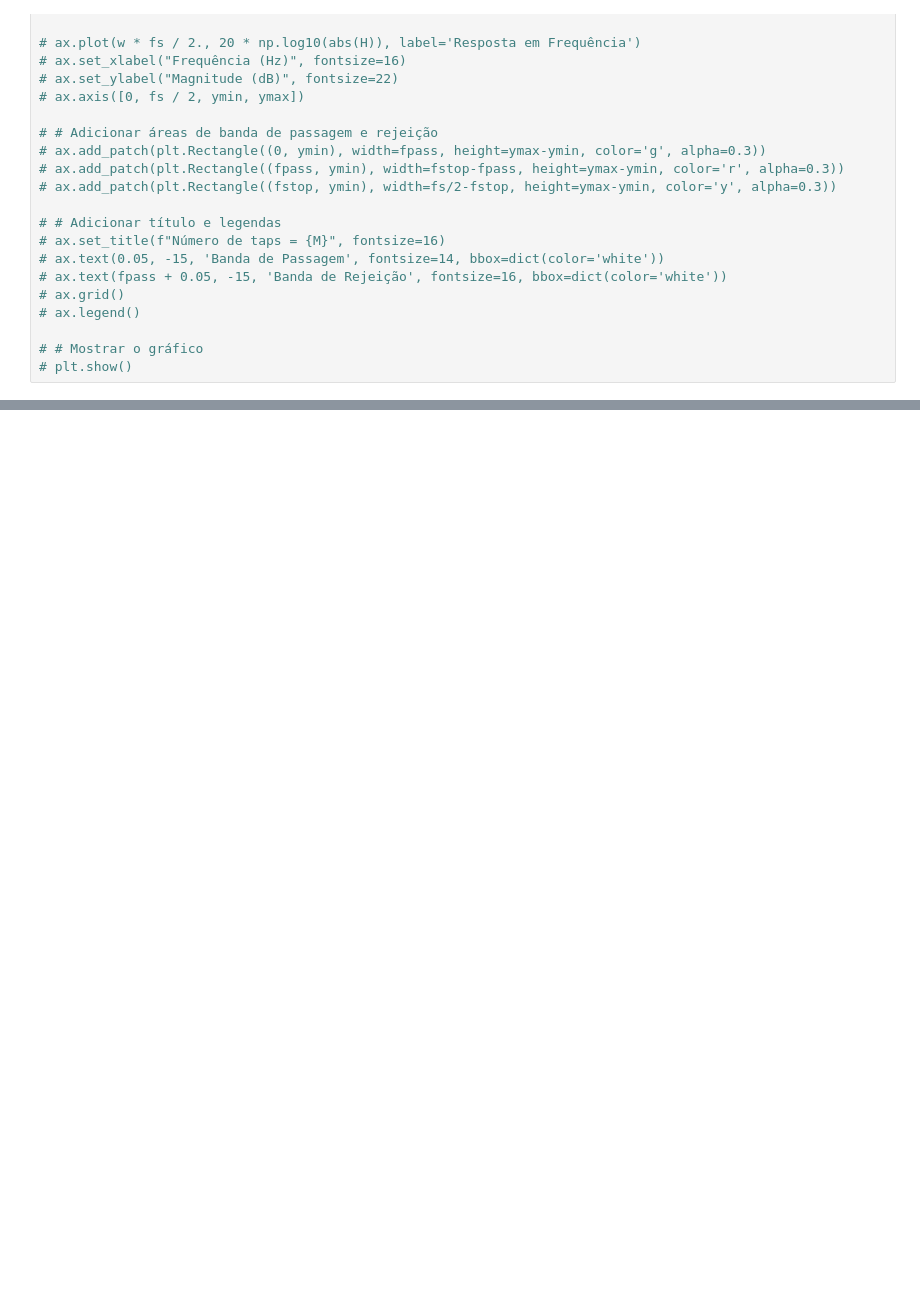
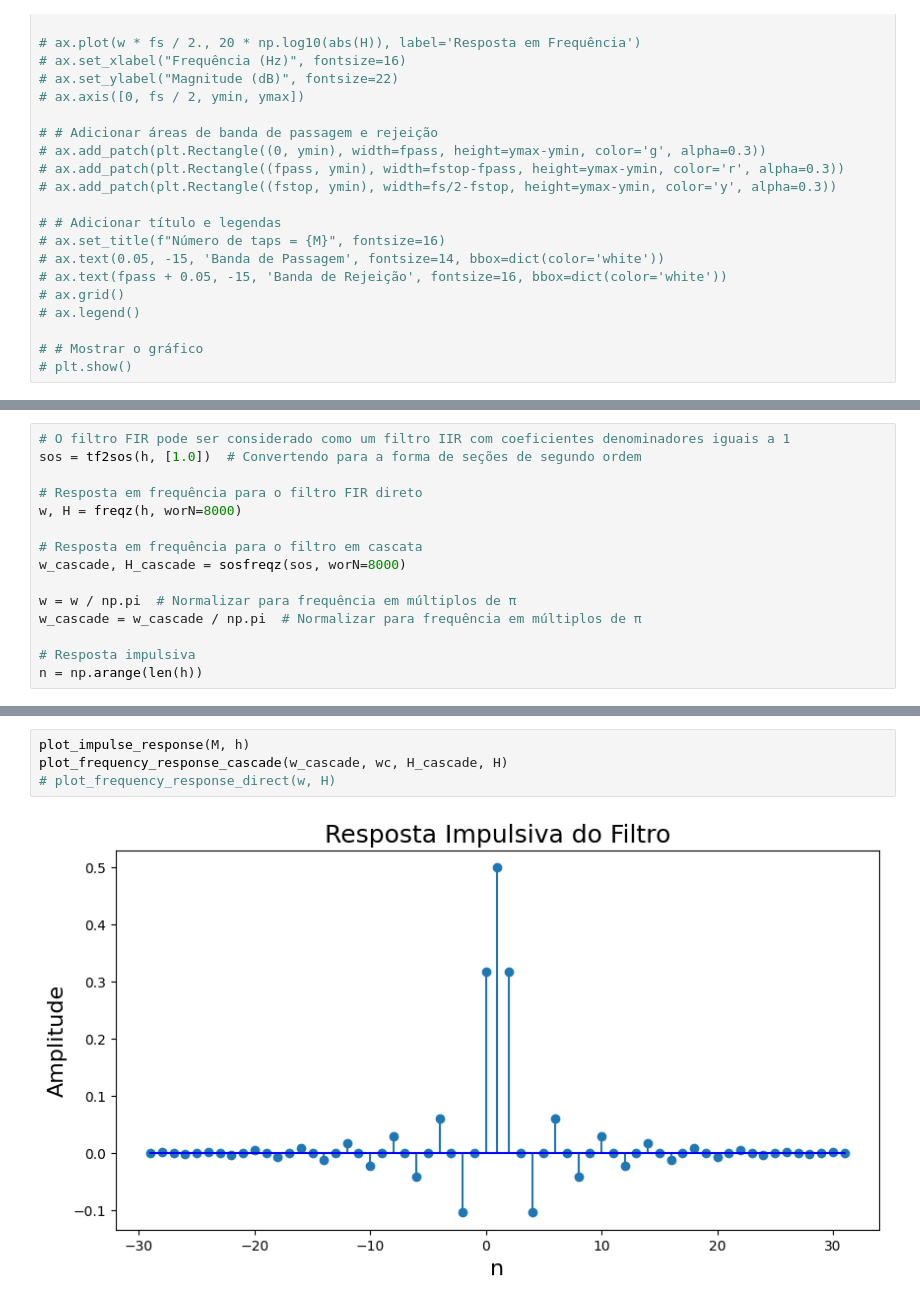
Before and after one commit to IvonLuiz/FIR_Filter_WindowMethod, a Jupyter notebook: notebook/FIR.ipynb, the cells around one changed output, grey strips where cells are left out. Saved outputs shown, nothing was run; the diff lists cells and outputs as text; blank space fills up the shorter version.

```diff
--- a/notebook/FIR.ipynb
+++ b/notebook/FIR.ipynb
@@ -263,0 +243,15 @@ Z
+# %%
+# O filtro FIR pode ser considerado como um filtro IIR com coeficientes denominadores iguais a 1
+sos = tf2sos(h, [1.0])  # Convertendo para a forma de seções de segundo ordem
+
+# Resposta em frequência para o filtro FIR direto
+w, H = freqz(h, worN=8000)
+
+# Resposta em frequência para o filtro em cascata
+w_cascade, H_cascade = sosfreqz(sos, worN=8000)
+
+w = w / np.pi  # Normalizar para frequência em múltiplos de π
+w_cascade = w_cascade / np.pi  # Normalizar para frequência em múltiplos de π
+
+# Resposta impulsiva
+n = np.arange(len(h))
@@ -263,0 +261,6 @@ Z
+# %%
+plot_impulse_response(M, h)
+plot_frequency_response_cascade(w_cascade, wc, H_cascade, H)
+# plot_frequency_response_direct(w, H)
+# %% [output]
+[figure, added]
```
Also changed, not shown: parts of 14 cells of this notebook, 1 other file.
